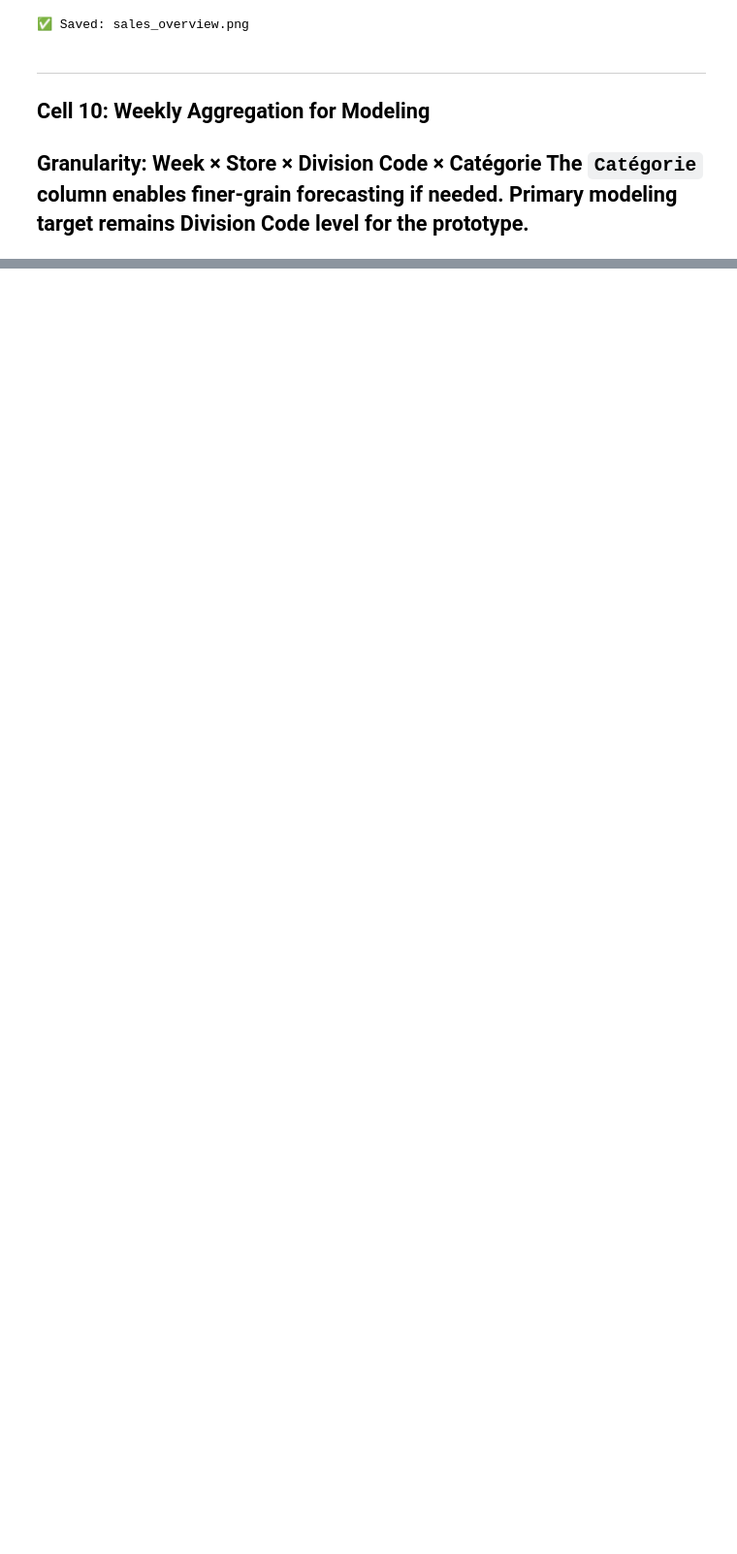
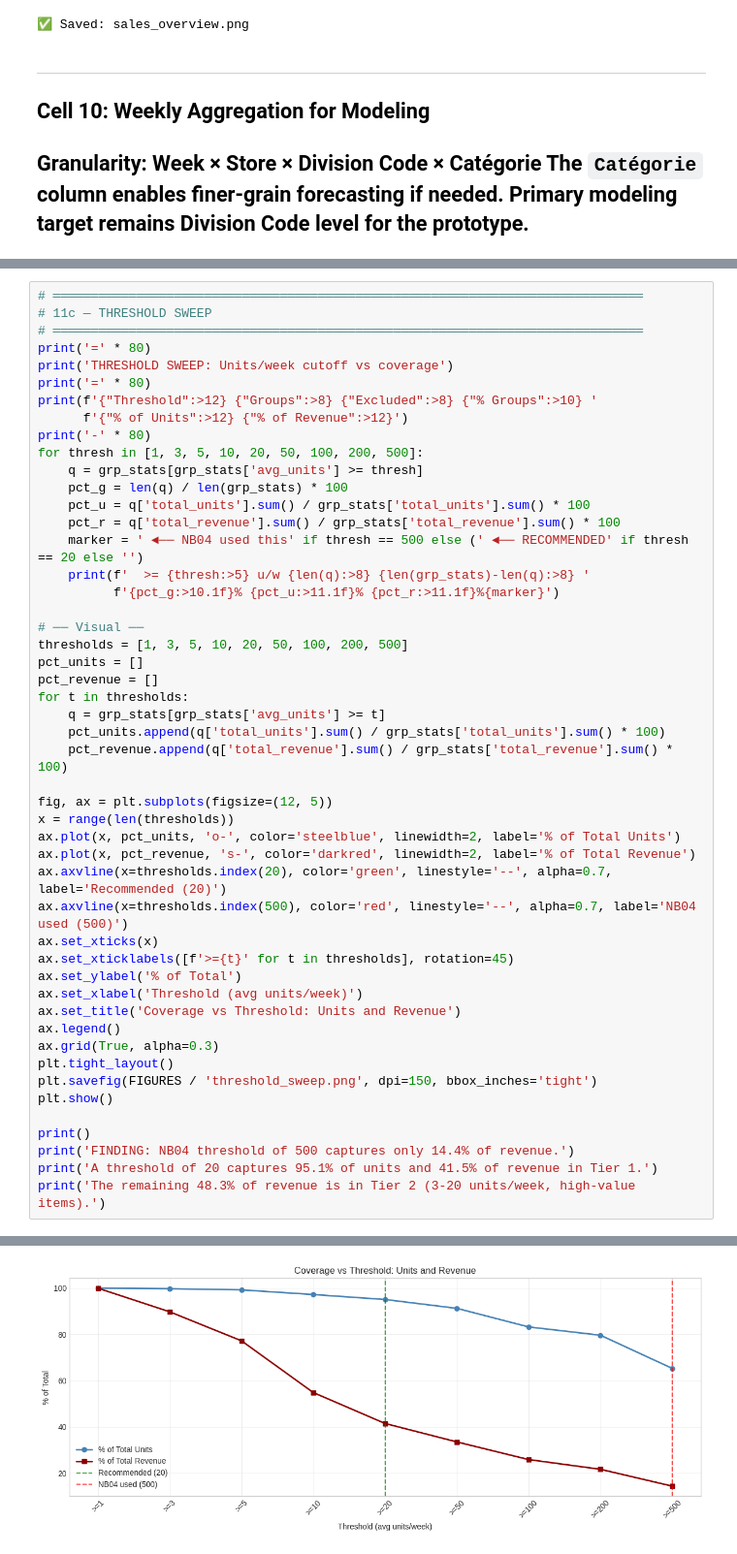
Before and after one commit to 1767902694-svg/busa693-clubpiscine, a Jupyter notebook: use_case_4_forecasting/notebooks/01_eda.ipynb, the cells around one changed output, grey strips where cells are left out. Shown at 97% size. Saved outputs shown, nothing was run; the diff lists cells and outputs as text; blank space fills up the shorter version.

```diff
--- a/use_case_4_forecasting/notebooks/01_eda.ipynb
+++ b/use_case_4_forecasting/notebooks/01_eda.ipynb
@@ -530,0 +771,50 @@ Integrate regional weather data and generate features for the forecasting model.
+# %%
+# ══════════════════════════════════════════════════════════════════════════════
+# 11c — THRESHOLD SWEEP
+# ══════════════════════════════════════════════════════════════════════════════
+print('=' * 80)
+print('THRESHOLD SWEEP: Units/week cutoff vs coverage')
+print('=' * 80)
+print(f'{"Threshold":>12} {"Groups":>8} {"Excluded":>8} {"% Groups":>10} '
+      f'{"% of Units":>12} {"% of Revenue":>12}')
+print('-' * 80)
+for thresh in [1, 3, 5, 10, 20, 50, 100, 200, 500]:
+    q = grp_stats[grp_stats['avg_units'] >= thresh]
+    pct_g = len(q) / len(grp_stats) * 100
+    pct_u = q['total_units'].sum() / grp_stats['total_units'].sum() * 100
+    pct_r = q['total_revenue'].sum() / grp_stats['total_revenue'].sum() * 100
+    marker = ' ◄── NB04 used this' if thresh == 500 else (' ◄── RECOMMENDED' if thresh == 20 else '')
+    print(f'  >= {thresh:>5} u/w {len(q):>8} {len(grp_stats)-len(q):>8} '
+          f'{pct_g:>10.1f}% {pct_u:>11.1f}% {pct_r:>11.1f}%{marker}')
+
+# ── Visual ──
+thresholds = [1, 3, 5, 10, 20, 50, 100, 200, 500]
+pct_units = []
+pct_revenue = []
+for t in thresholds:
+    q = grp_stats[grp_stats['avg_units'] >= t]
+    pct_units.append(q['total_units'].sum() / grp_stats['total_units'].sum() * 100)
+    pct_revenue.append(q['total_revenue'].sum() / grp_stats['total_revenue'].sum() * 100)
+
+fig, ax = plt.subplots(figsize=(12, 5))
+x = range(len(thresholds))
+ax.plot(x, pct_units, 'o-', color='steelblue', linewidth=2, label='% of Total Units')
+ax.plot(x, pct_revenue, 's-', color='darkred', linewidth=2, label='% of Total Revenue')
+ax.axvline(x=thresholds.index(20), color='green', linestyle='--', alpha=0.7, label='Recommended (20)')
+ax.axvline(x=thresholds.index(500), color='red', linestyle='--', alpha=0.7, label='NB04 used (500)')
+ax.set_xticks(x)
+ax.set_xticklabels([f'>={t}' for t in thresholds], rotation=45)
+ax.set_ylabel('% of Total')
+ax.set_xlabel('Threshold (avg units/week)')
+ax.set_title('Coverage vs Threshold: Units and Revenue')
+ax.legend()
+ax.grid(True, alpha=0.3)
+plt.tight_layout()
+plt.savefig(FIGURES / 'threshold_sweep.png', dpi=150, bbox_inches='tight')
+plt.show()
+
+print()
+print('FINDING: NB04 threshold of 500 captures only 14.4% of revenue.')
+print('A threshold of 20 captures 95.1% of units and 41.5% of revenue in Tier 1.')
+print('The remaining 48.3% of revenue is in Tier 2 (3-20 units/week, high-value items).')
+# %% [output]
@@ -530,0 +835 @@ Integrate regional weather data and generate features for the forecasting model.
+[figure, added]
```
Also changed, not shown: parts of 22 cells of this notebook, 31 other files.
